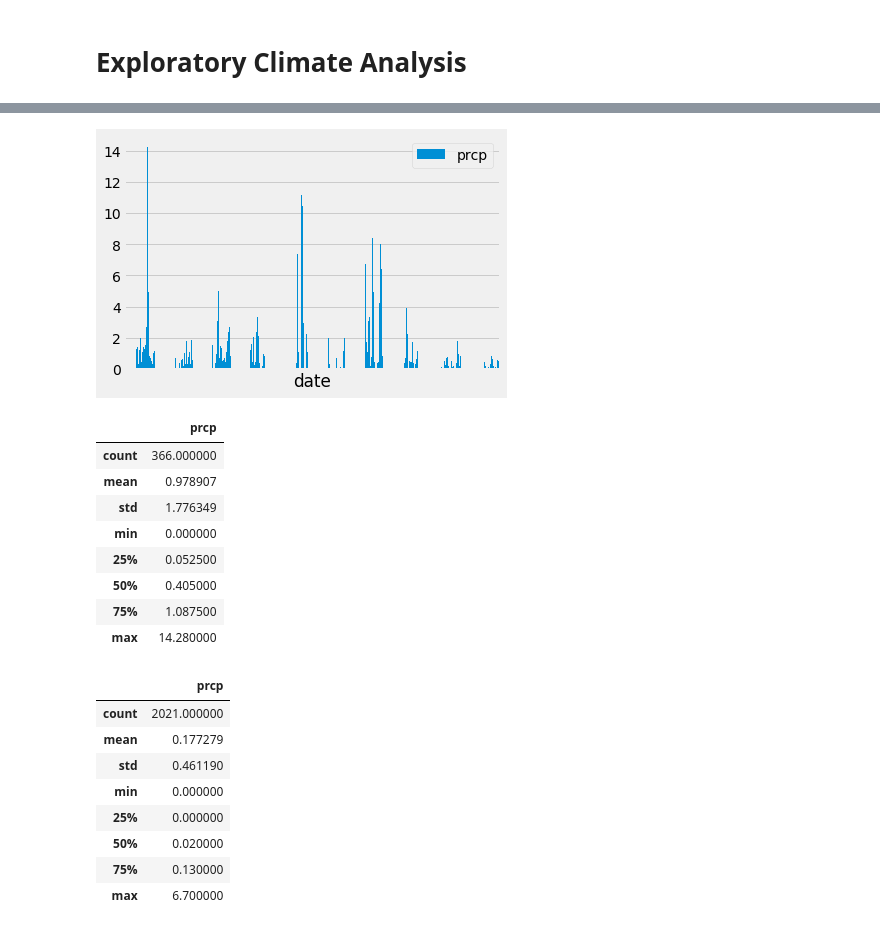
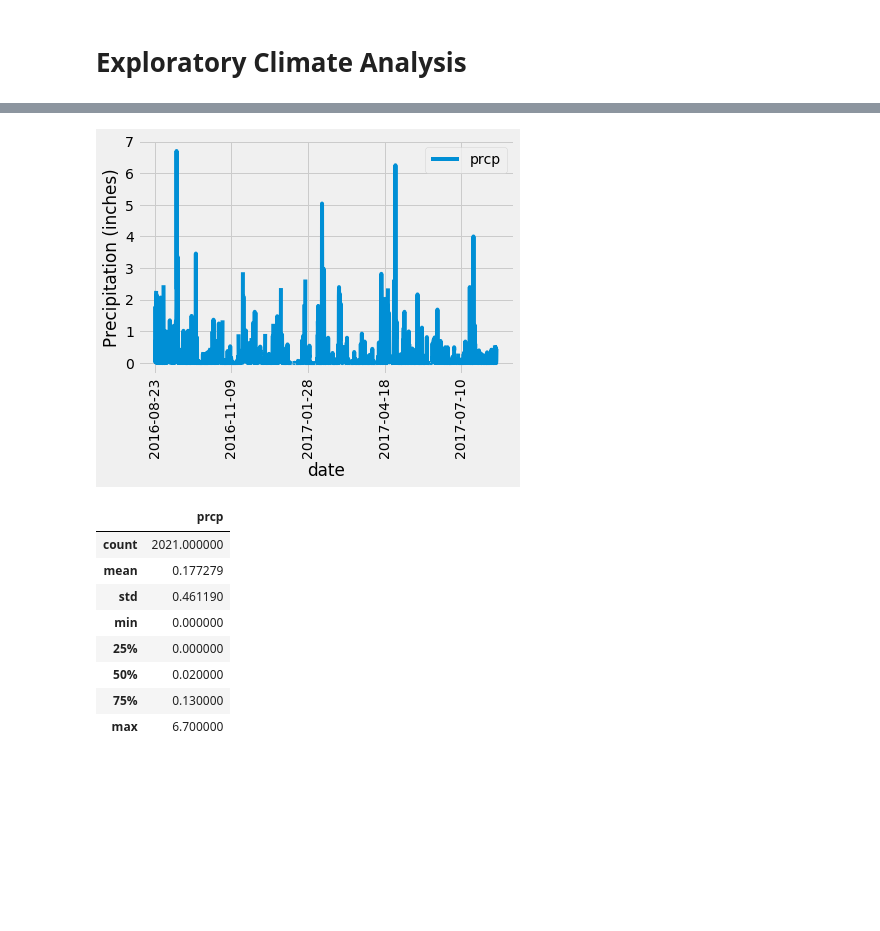
Before and after one commit to jtauman/sqlalchemy-challenge, a Jupyter notebook: climate_main.ipynb, the cells around one changed output, grey strips where cells are left out. Saved outputs shown, nothing was run; the diff lists cells and outputs as text; code cells hidden in the pictures; blank space fills up the shorter version.

```diff
--- a/climate_main.ipynb
+++ b/climate_main.ipynb
@@ -58,8 +59,7 @@ query_date = dt.date(2017,8,23) - dt.timedelta(days = 365)
 date_results = session.query(Measurement.date, Measurement.prcp).\
     filter(Measurement.date >= query_date).all()
 # %%
-# Save the query results as a Pandas DataFrame and set the index to the date column
-df = pd.DataFrame(date_results, columns = ['date', 'prcp'])
-grouped_date = df.groupby(["date"]).sum()
-
-grouped_date
+#Load the query results into a Pandas DataFrame and set the index to the date column. Second Try
+data = pd.DataFrame(date_results, columns = ['date', 'prcp'])
+data.set_index('date', inplace = True)
+data.sort_index(inplace = True)
@@ -94,26 +66,8 @@ mean_pcp.describe()
-# %%
-#Plot the results using the DataFrame plot method.
-import matplotlib.dates as mdates
-from matplotlib.dates import DateFormatter
-
-ax = grouped_date.plot(kind = "bar", grid = True,)
-
-#ax.xaxis.set_major_formatter(date_form)
-ax.xaxis.set_major_locator(mdates.MonthLocator(interval=1))
-plt.show()
-# %% [output]
-[figure, removed]
-# %%
-# Use Pandas to calcualte the summary statistics for the precipitation data
-grouped_date.describe()
-# %% [output]
-|  | prcp |
-| count | 366.000000 |
-| mean | 0.978907 |
-| std | 1.776349 |
-| min | 0.000000 |
-| 25% | 0.052500 |
-| 50% | 0.405000 |
-| 75% | 1.087500 |
-| max | 14.280000 |
+# %%
+#Plot the results using the DataFrame `plot` method.
+data.plot(rot = 90)
+plt.ylabel("Precipitation (inches)")
+plt.show()
+# %% [output]
+[figure, added]
 # %%
```
Also changed, not shown: parts of 17 cells of this notebook, 1 other file.
